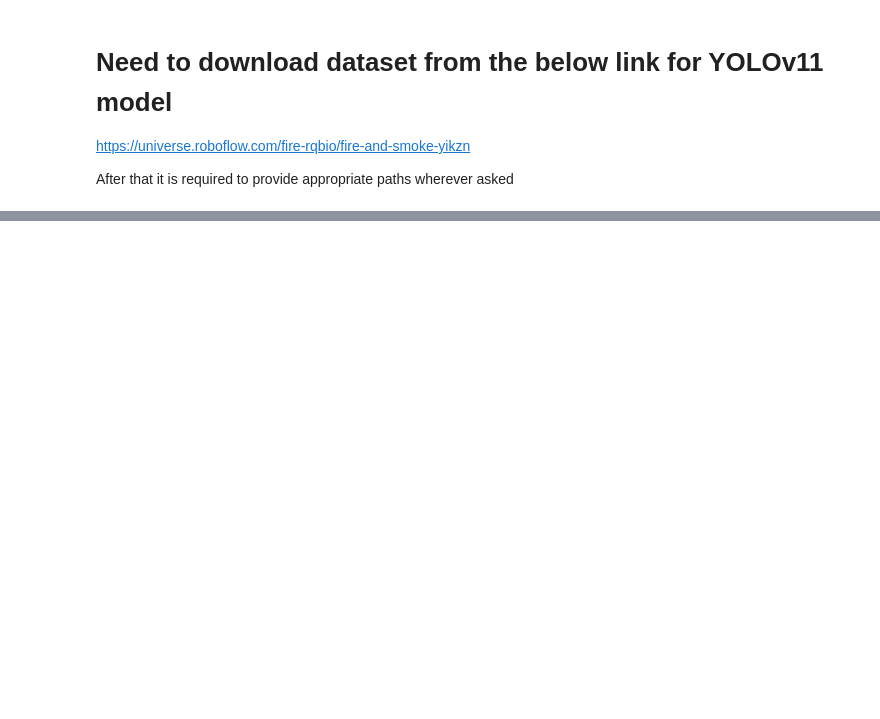
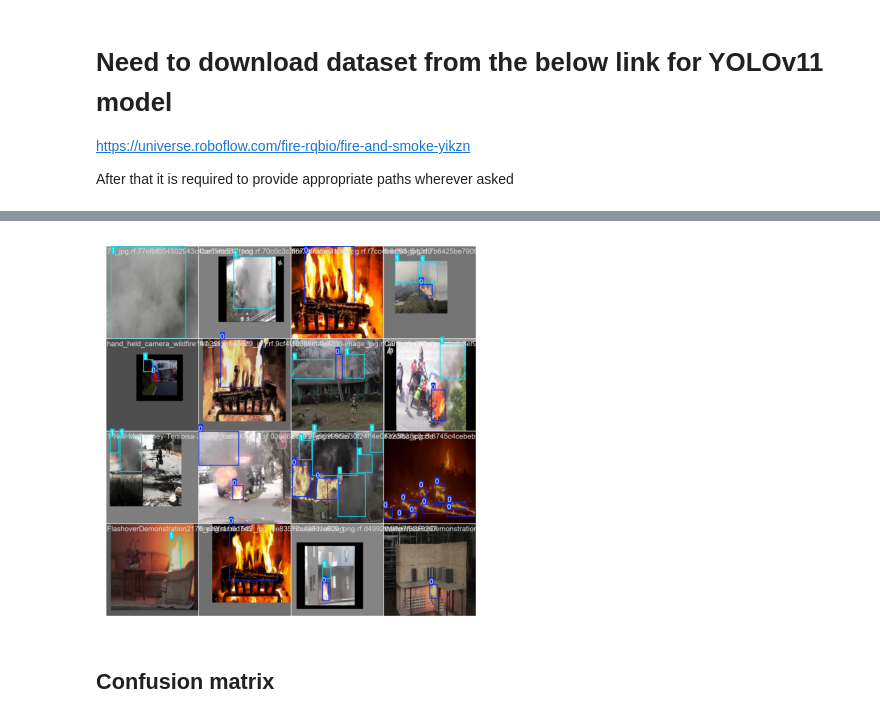
Before and after one commit to SanketJadhav7d3/quantbit_assignements, a Jupyter notebook: task_6.ipynb, the cells around one changed output, grey strips where cells are left out. Saved outputs shown, nothing was run; the diff lists cells and outputs as text; code cells hidden in the pictures; blank space fills up the shorter version.

```diff
--- a/task_6.ipynb
+++ b/task_6.ipynb
@@ -67,0 +82,12 @@ Closing dataloader mosaic
+# %%
+
+image = cv2.imread("fire_smoke_detection/yolov8n_fire_smoke7/train_batch1.jpg")
+image = cv2.cvtColor(image, cv2.COLOR_BGR2RGB)
+
+plt.imshow(image)
+plt.axis('off')
+plt.show()
+# %% [output]
+[figure, added]
+# %% [markdown]
+## Confusion matrix
```
Also changed, not shown: parts of 6 cells of this notebook, 1 other file.
